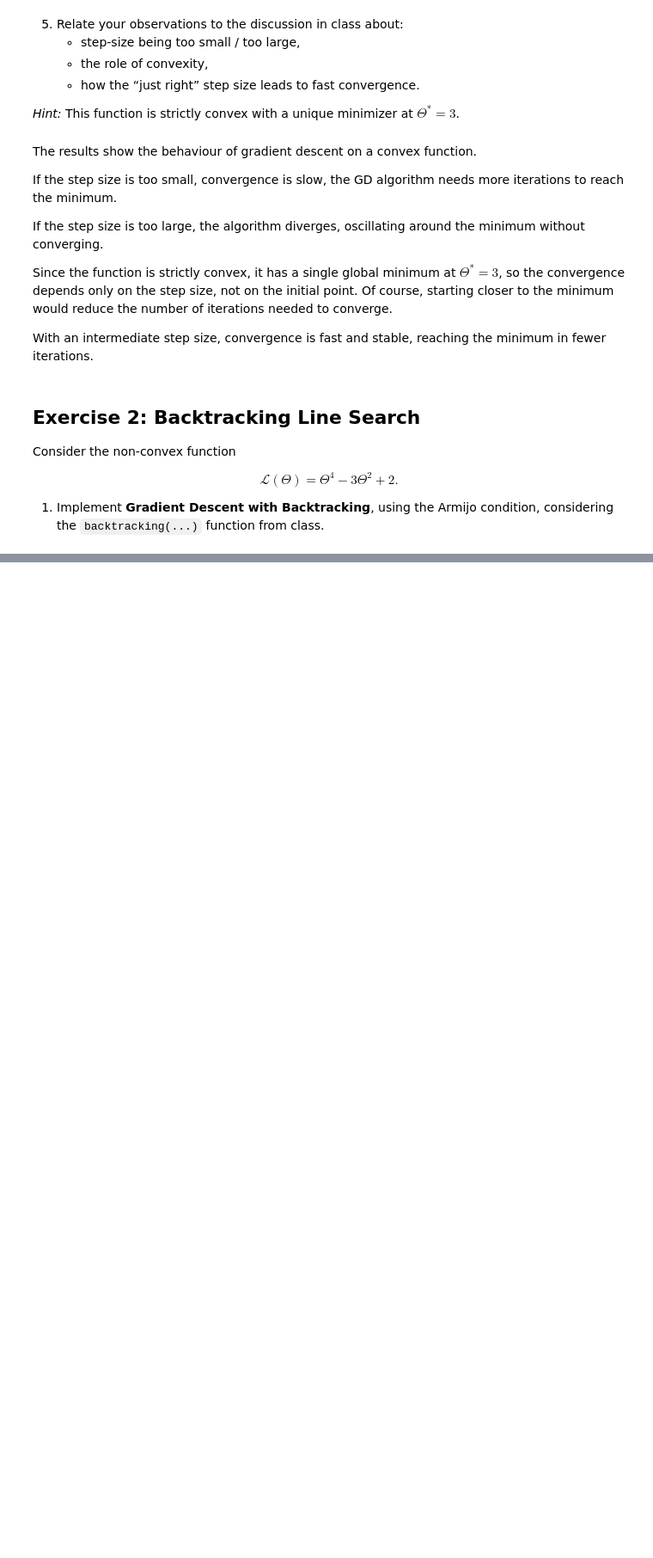
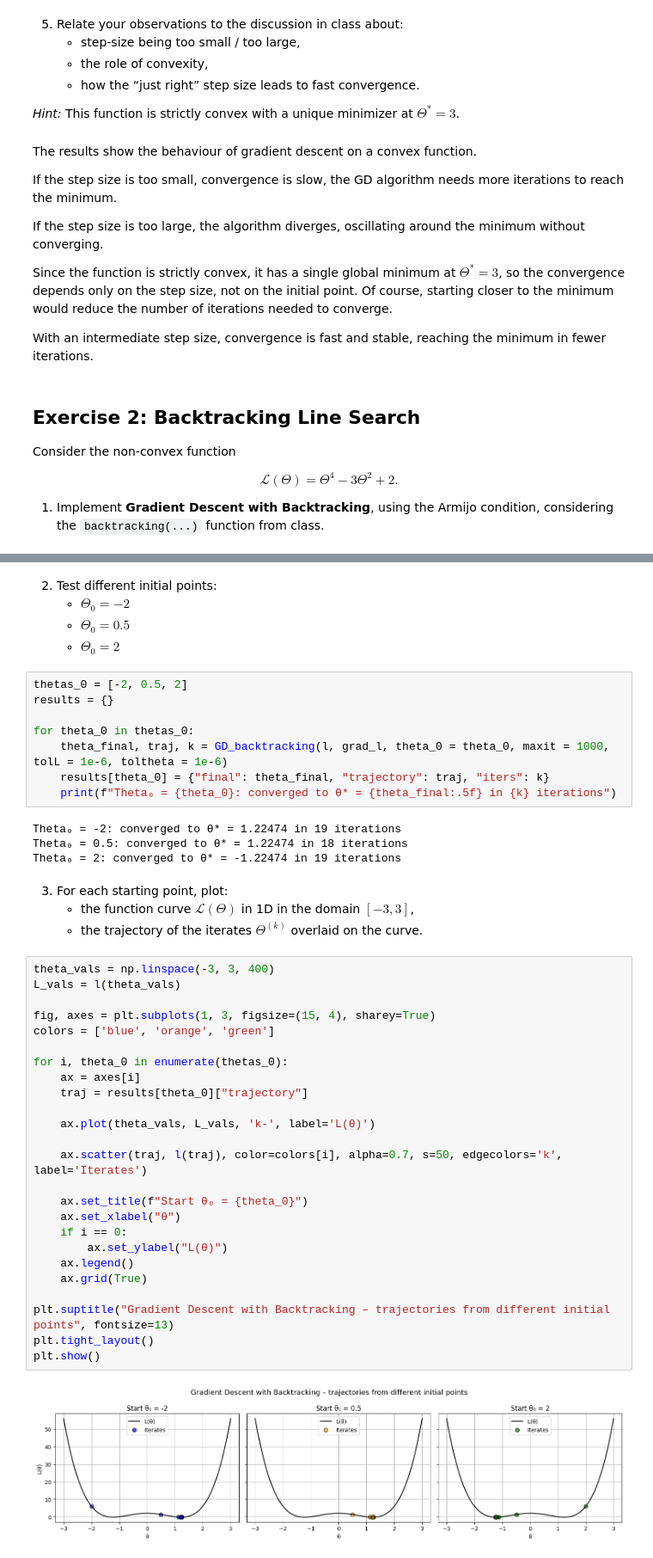
Before and after one commit to annalisapol/smm-course, a Jupyter notebook: homeworks/hw1.ipynb, the cells around one changed output, grey strips where cells are left out. Shown: that part at 86% size. Drawn from its saved outputs; the diff is of its cells as text; blank space fills up the shorter version.

```diff
--- a/homeworks/hw1.ipynb
+++ b/homeworks/hw1.ipynb
@@ -121,0 +148,49 @@ $$
+# %% [markdown]
+2. Test different initial points:
+   - $\Theta_0 = -2$
+   - $\Theta_0 = 0.5$
+   - $\Theta_0 = 2$
+# %%
+thetas_0 = [-2, 0.5, 2]
+results = {}
+
+for theta_0 in thetas_0:
+    theta_final, traj, k = GD_backtracking(l, grad_l, theta_0 = theta_0, maxit = 1000, tolL = 1e-6, toltheta = 1e-6)
+    results[theta_0] = {"final": theta_final, "trajectory": traj, "iters": k}
+    print(f"Theta₀ = {theta_0}: converged to θ* = {theta_final:.5f} in {k} iterations")
+# %% [output]
+Theta₀ = -2: converged to θ* = 1.22474 in 19 iterations
+Theta₀ = 0.5: converged to θ* = 1.22474 in 18 iterations
+Theta₀ = 2: converged to θ* = -1.22474 in 19 iterations
+# %% [markdown]
+
+3. For each starting point, plot:
+   - the function curve $\mathcal{L}(\Theta)$ in 1D in the domain $[-3, 3]$,
+   - the trajectory of the iterates $\Theta^{(k)}$ overlaid on the curve.
+# %%
+theta_vals = np.linspace(-3, 3, 400)
+L_vals = l(theta_vals)
+
+fig, axes = plt.subplots(1, 3, figsize=(15, 4), sharey=True)
+colors = ['blue', 'orange', 'green']
+
+for i, theta_0 in enumerate(thetas_0):
+    ax = axes[i]
+    traj = results[theta_0]["trajectory"]
+
+    ax.plot(theta_vals, L_vals, 'k-', label='L(θ)')
+
+    ax.scatter(traj, l(traj), color=colors[i], alpha=0.7, s=50, edgecolors='k', label='Iterates')
+
+    ax.set_title(f"Start θ₀ = {theta_0}")
+    ax.set_xlabel("θ")
+    if i == 0:
+        ax.set_ylabel("L(θ)")
+    ax.legend()
+    ax.grid(True)
+
+plt.suptitle("Gradient Descent with Backtracking – trajectories from different initial points", fontsize=13)
+plt.tight_layout()
+plt.show()
+# %% [output]
+[figure, added]
```
Also changed, not shown: parts of 3 cells of this notebook, 2 other files.
